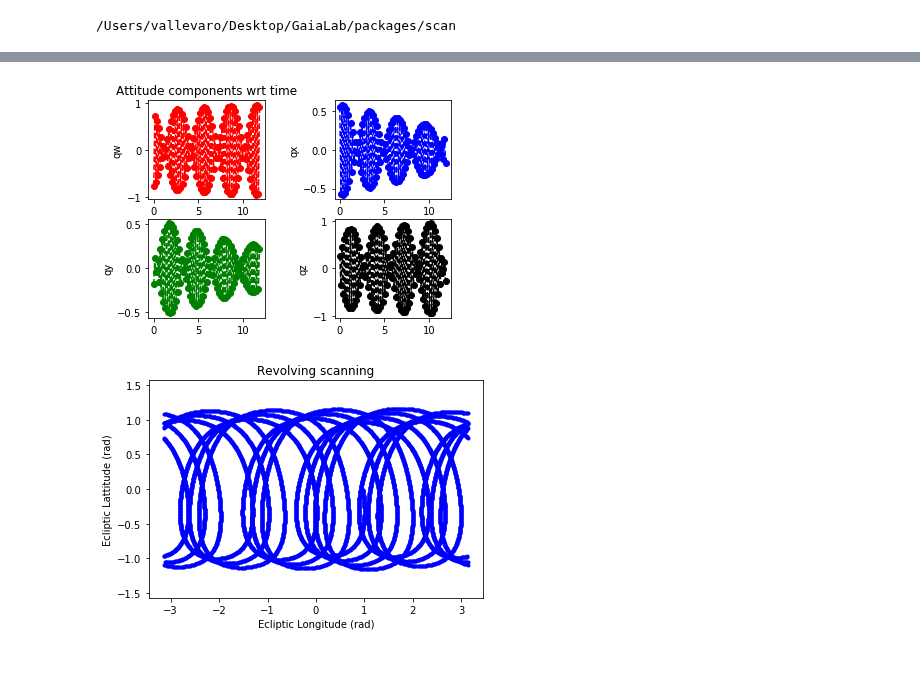
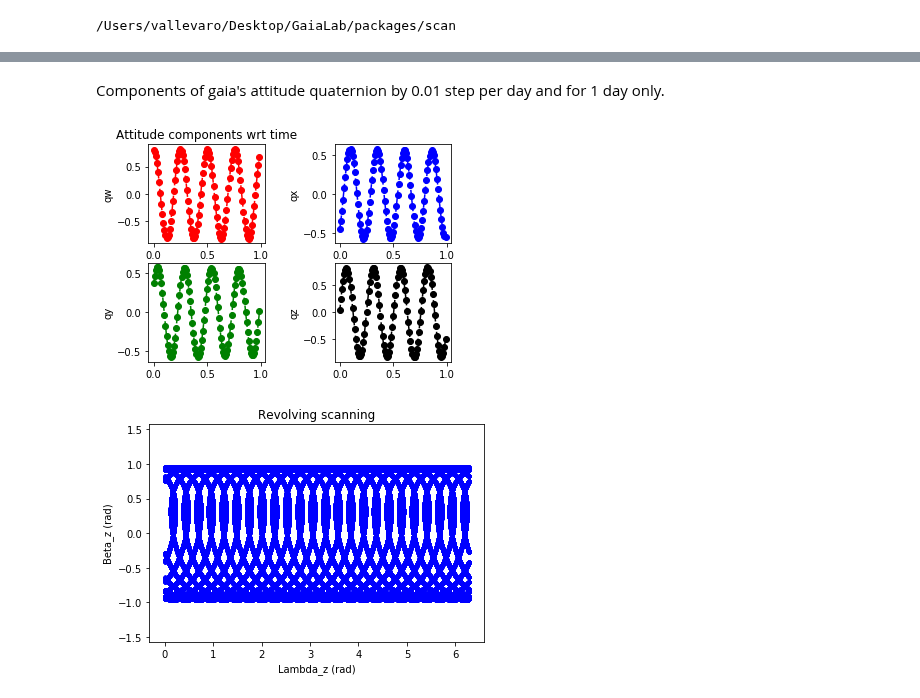
Before and after one commit to bombrun/GaiaLab, a Jupyter notebook: notebooks/NSL_notebook.ipynb, the cells around one changed output, grey strips where cells are left out. Drawn from its saved outputs; the diff is of its cells as text; code cells hidden in the pictures; blank space fills up the shorter version.

```diff
--- a/notebooks/NSL_notebook.ipynb
+++ b/notebooks/NSL_notebook.ipynb
@@ -94,8 +100,10 @@ Plot3DZ(gaia, 0.12, 10000)
+# %% [markdown]
+Components of gaia's attitude quaternion by 0.01 step per day and for 1 day only.
 # %%
-PlotAttitude(gaia, 0.12, 100)
+PlotAttitude(gaia, 0.01, 100)
 # %% [output]
-[figure, old version]
+[figure, new version]
 # %%
-PlotLatLong(gaia, 0.12, 10000)
+PlotLatLong(gaia, 0.01, 100*5*365)
 # %% [output]
-[figure, old version]
+[figure, new version]
```
Also changed, not shown: parts of 8 cells of this notebook, 1 other file.
